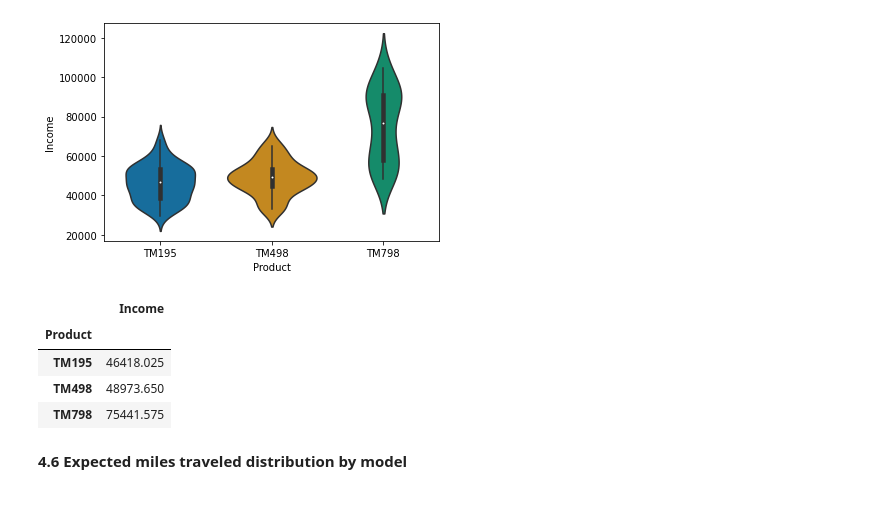
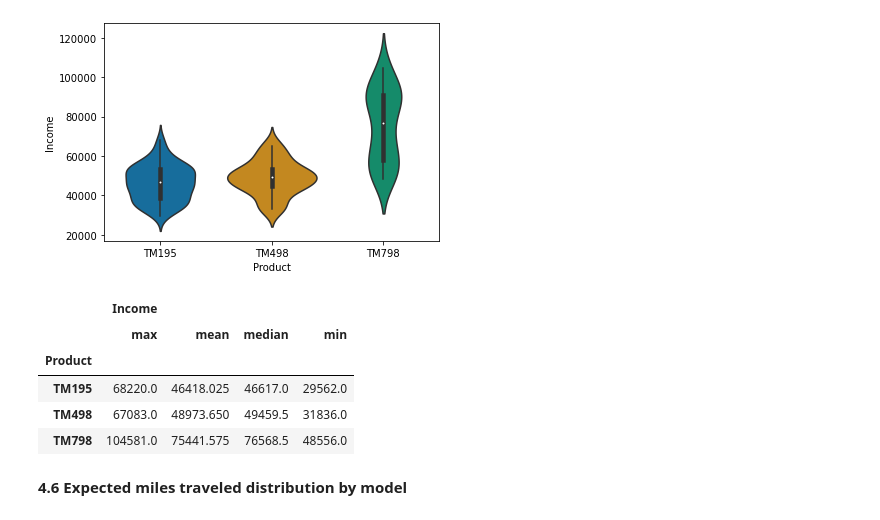
Before and after one commit to kevintyang/Projects, a Jupyter notebook: Data Visualizations & Exploratory Analysis/Customer Profiles on Treadmill Models.ipynb, the cells around one changed output. Saved outputs shown, nothing was run; the diff lists cells and outputs as text; code cells hidden in the pictures.

```diff
--- a/Data Visualizations & Exploratory Analysis/Customer Profiles on Treadmill Models.ipynb
+++ b/Data Visualizations & Exploratory Analysis/Customer Profiles on Treadmill Models.ipynb
@@ -257,14 +263,15 @@ sns.violinplot(x="Product",y="Income", data=CGF_df)
 # %% [output]
 <AxesSubplot:xlabel='Product', ylabel='Income'>
 [figure]
-# %%
-pd.pivot_table(CGF_df,'Income',index=['Product'])
-# %% [output]
-|  | Income |
-| Product |  |
-| TM195 | 46418.025 |
-| TM498 | 48973.650 |
-| TM798 | 75441.575 |
+# %%
+col_stats("Income","Product")
+# %% [output]
+|  | Income |  |  |  |
+|  | max | mean | median | min |
+| Product |  |  |  |  |
+| TM195 | 68220.0 | 46418.025 | 46617.0 | 29562.0 |
+| TM498 | 67083.0 | 48973.650 | 49459.5 | 31836.0 |
+| TM798 | 104581.0 | 75441.575 | 76568.5 | 48556.0 |
 # %% [markdown]
 <b> 4.6 Expected miles traveled distribution by model </b>
 # %%
```
Also changed, not shown: parts of 19 cells of this notebook, 6 other files.
